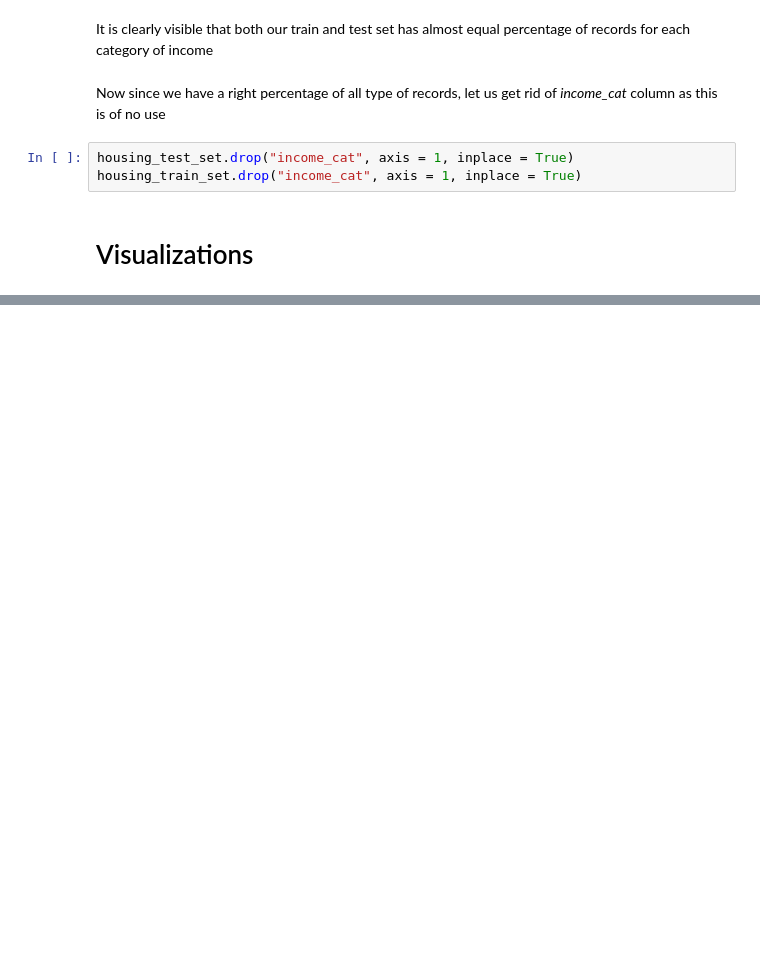
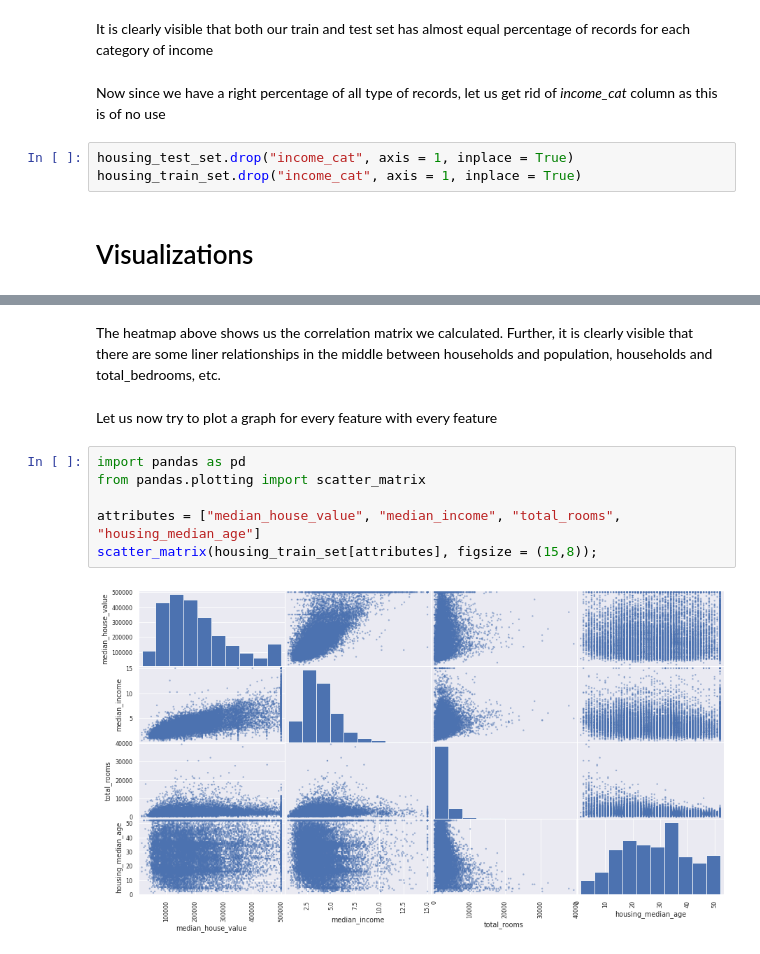
Before and after one commit to AMMLRepos/California-Housing-Price-Prediction, a Jupyter notebook: California_Housing_Prices_Prediction.ipynb, the cells around one changed output, grey strips where cells are left out. Drawn from its saved outputs; the diff is of its cells as text; blank space fills up the shorter version.

```diff
--- a/California_Housing_Prices_Prediction.ipynb
+++ b/California_Housing_Prices_Prediction.ipynb
@@ -288,0 +337,12 @@ sns.relplot(x = "median_house_value", y = "total_rooms", hue = "ocean_proximity"
+# %% [markdown]
+The heatmap above shows us the correlation matrix we calculated. Further, it is clearly visible that there are some liner relationships in the middle between households and population, households and total_bedrooms, etc.
+# %% [markdown]
+Let us now try to plot a graph for every feature with every feature
+# %%
+import pandas as pd
+from pandas.plotting import scatter_matrix
+
+attributes = ["median_house_value", "median_income", "total_rooms", "housing_median_age"]
+scatter_matrix(housing_train_set[attributes], figsize = (15,8));
+# %% [output]
+[figure, added]
```
Also changed, not shown: parts of 19 cells of this notebook.
